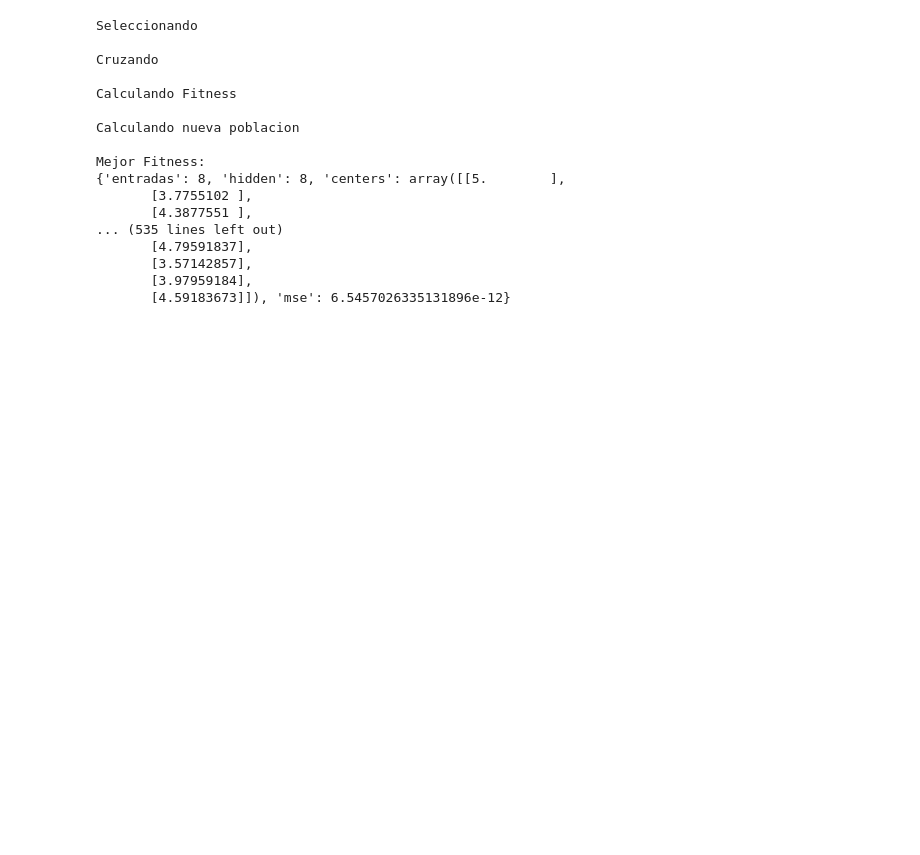
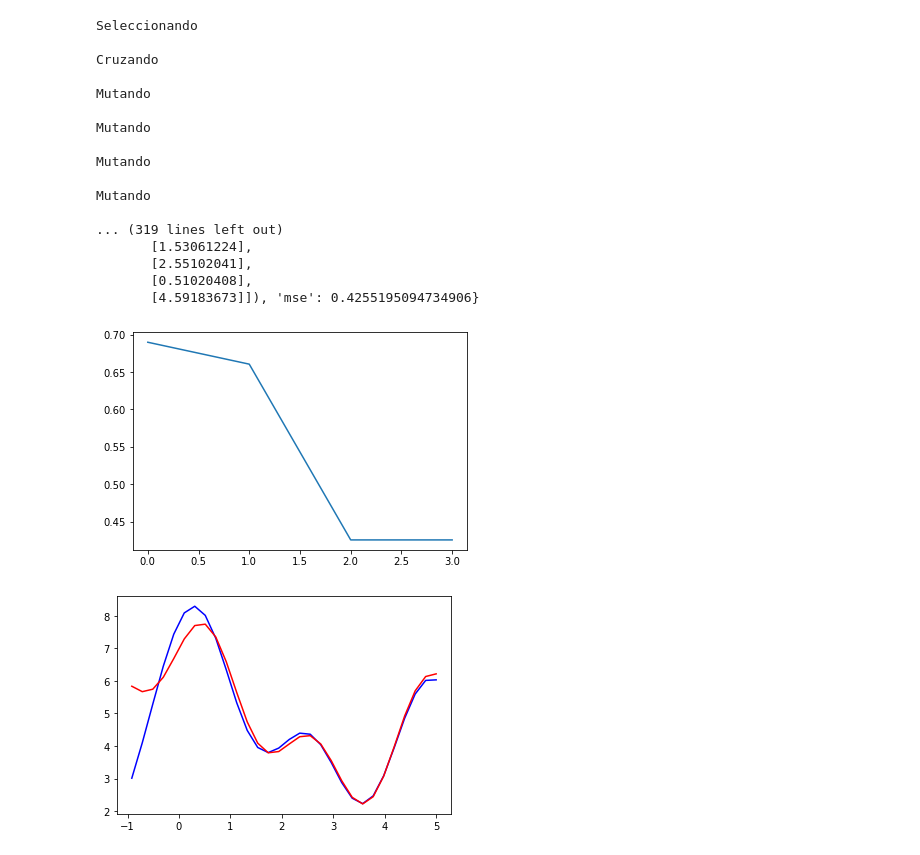
Before and after one commit to eliasbrizi/IC-TP2, a Jupyter notebook: Codigo.ipynb, the cells around one changed output. Cells and saved outputs as stored; diff of their text form; code cells hidden in the pictures; blank space fills up the shorter version.

```diff
--- a/Codigo.ipynb
+++ b/Codigo.ipynb
@@ -73,11 +89,6 @@ def fitness_sort(e):
 # Definir la funcion que vamos a usar para prueba
 x = np.linspace(-5, 5, 50).reshape(1,-1)
 y = (2 * np.cos(x) + np.sin(3*x) + 5)
-# Variables
-poblacion = []
-tam_poblacion = 100
-maximo_entradas = 25 # Esto va a depender de cuantos puntos definamos en la funcion
-puntos_predecir = 5 # Cantidad de puntos a predecir
 # %%
 # Definir poblacion inicial
 for i in range(1,tam_poblacion):
@@ -93,7 +104,7 @@ for i in range(1,tam_poblacion):
     aux["hidden"] = aux_hidden # Asigno neuronas
     # Calculo de los clusters del individuo
     model = KMeans(n_clusters= aux["hidden"])
-    model.fit(x.T[-aux["entradas"]:]) #TODO Ver esta sintaxis, esta es la parte complicada
+    model.fit(x.T[-aux["entradas"]:])
     aux["centers"] = model.cluster_centers_ # Asigno centroides
     poblacion.append(aux)
 
@@ -110,9 +121,10 @@ for individuo in poblacion:
 poblacion.sort(key=fitness_sort)
 
 # Inicio Bucle - Condicion de finalizacion: la solucion no mejora en 3 iteraciones
+mejores_individuos = [] # Lista de los mejores individuos
 mejor_individuo = poblacion[0] # Almacenar el mejor individuo de la poblacion (solo inicializo)
+mejores_individuos.append(mejor_individuo)
 mejor_solucion = 0 # Cuenta las iteraciones sin una mejor solucion
-
 while mejor_solucion < 10 :
 
     # Realizar seleccion
@@ -127,14 +139,20 @@ while mejor_solucion < 10 :
         i+=1
 
     # Probabilidad de mutacion
-    if (random.random() > 0.8) :
-        print("Mutando\n")
-        mutacion(hijos[random.randrange(len(hijos))]) #TODO revisar este indice
+    #if (random.random() < probabilidad_mutacion) :
+    #    print("Mutando\n")
+    #    mutacion(hijos[random.randrange(len(hijos))])
+
+    # Otra forma de mutar
+    for i in hijos:
+        if(random.random() < probabilidad_mutacion) :
+            print("Mutando\n")
+            mutacion(i)
 
     # Obtener centroides (model.get sentros)
     for individuo in hijos:
         model = KMeans(n_clusters= individuo["hidden"])
-        model.fit(x.T[-individuo["entradas"]:]) #TODO Ver esta sintaxis, esta es la parte complicada
+        model.fit(x.T[-individuo["entradas"]:])
         individuo["centers"] = model.cluster_centers_ # Asigno centroides
 
     # Calcular el fitness de los hijos
@@ -158,6 +176,7 @@ while mejor_solucion < 10 :
     if ((mejor_individuo["mse"] > poblacion[0]["mse"]) and poblacion[0]["mse"]!=-1) :
         mejor_individuo = poblacion[0]
         mejor_solucion = 0
+        mejores_individuos.append(mejor_individuo)
     else:
         mejor_solucion+=1
     print("Mejor Fitness: ")
@@ -170,16 +189,34 @@ Seleccionando
 
 Cruzando
 
-Calculando Fitness
+Mutando
 
-Calculando nueva poblacion
+Mutando
 
-Mejor Fitness:
-{'entradas': 8, 'hidden': 8, 'centers': array([[5.        ],
-       [3.7755102 ],
-       [4.3877551 ],
-... (535 lines left out)
-       [4.79591837],
-       [3.57142857],
-       [3.97959184],
-       [4.59183673]]), 'mse': 6.5457026335131896e-12}
+Mutando
+
+Mutando
+
+... (319 lines left out)
+       [1.53061224],
+       [2.55102041],
+       [0.51020408],
+       [4.59183673]]), 'mse': 0.4255195094734906}
+# %%
+import matplotlib.pyplot as plt
+lista_mse = []
+lista_neuronas = []
+for i in mejores_individuos:
+    lista_neuronas.append([i["entradas"],i["hidden"]])
+    lista_mse.append(i["mse"])
+plt.plot(lista_mse)
+plt.show()
+x_test = x[0][-mejor_individuo["entradas"]-puntos_predecir:] # Esto es porque se genera un arreglo detro de otro
+y_test = y[0][-mejor_individuo["entradas"]-puntos_predecir:]
+x_aux = x_test[:mejor_individuo["entradas"]]
+y_aux = y_test[:mejor_individuo["entradas"]]
+rbfn.plotear_predicha(mejor_individuo["entradas"],mejor_individuo["hidden"],mejor_individuo["centers"],
+            x_aux,y_aux,x_test,y_test)
+# %% [output]
+[figure, added]
+[figure, added]
```
Also changed, not shown: parts of 2 cells of this notebook, 1 other file.
